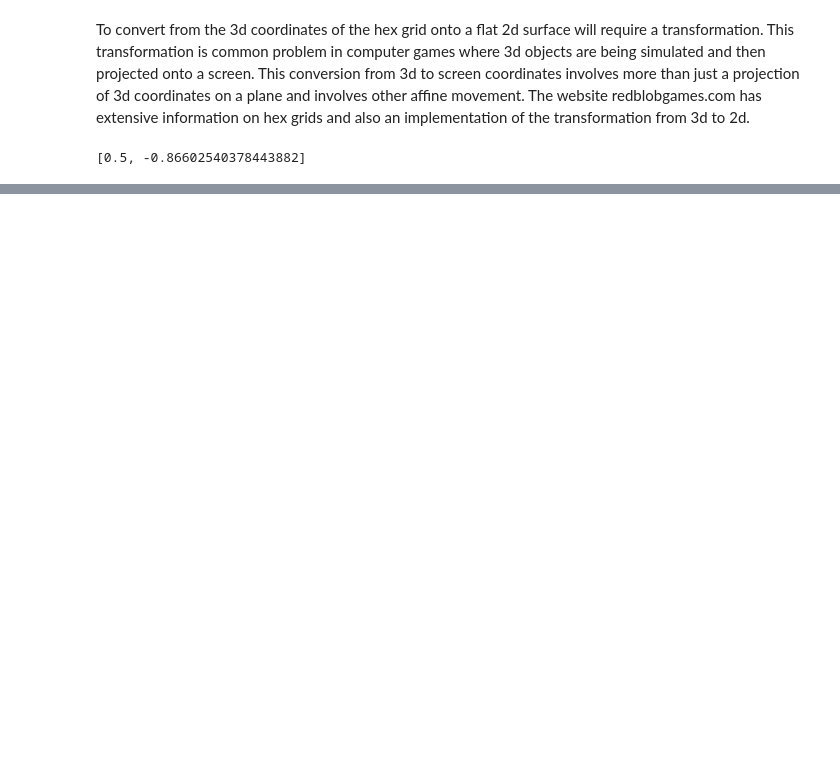
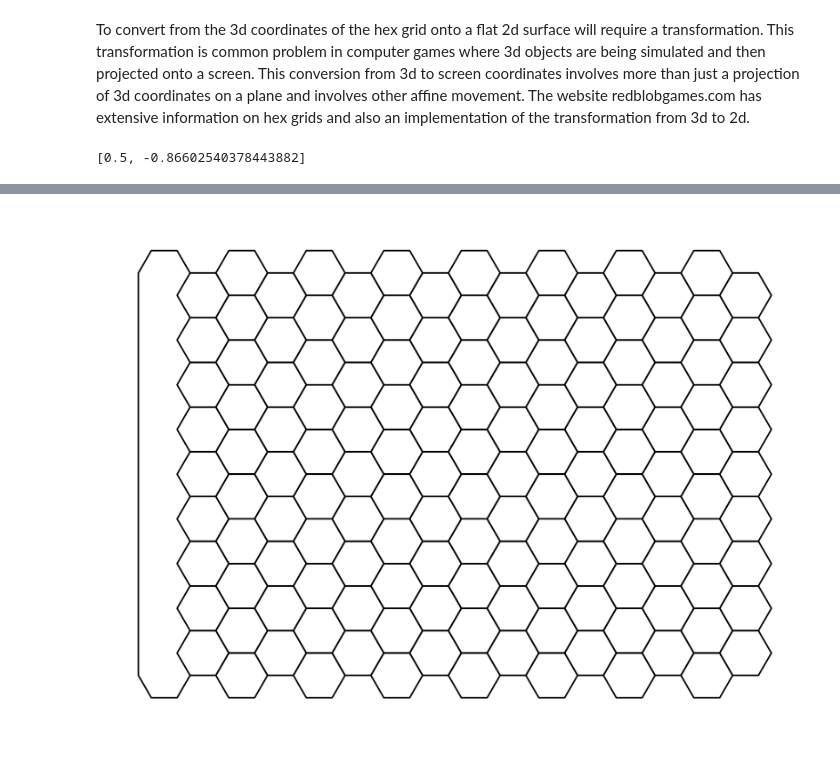
Before and after one commit to cardboardai/boardgame-bookie, a Jupyter notebook: boardgames/seafall/Hex Map.ipynb, the cells around one changed output, grey strips where cells are left out. Cells and saved outputs as stored; diff of their text form; code cells hidden in the pictures; blank space fills up the shorter version.

```diff
--- a/boardgames/seafall/Hex Map.ipynb
+++ b/boardgames/seafall/Hex Map.ipynb
@@ -556,0 +540,9 @@ nah
+# %%
+fig, ax = plt.subplots(figsize=(24, 18))
+collection = PatchCollection(smap.hexgrid_patches, match_original=True)
+ax.add_collection(collection)
+plt.axis('equal')
+plt.axis('off')
+plt.show()
+# %% [output]
+[figure, added]
```
Also changed, not shown: parts of 17 cells of this notebook, 3 other files.
